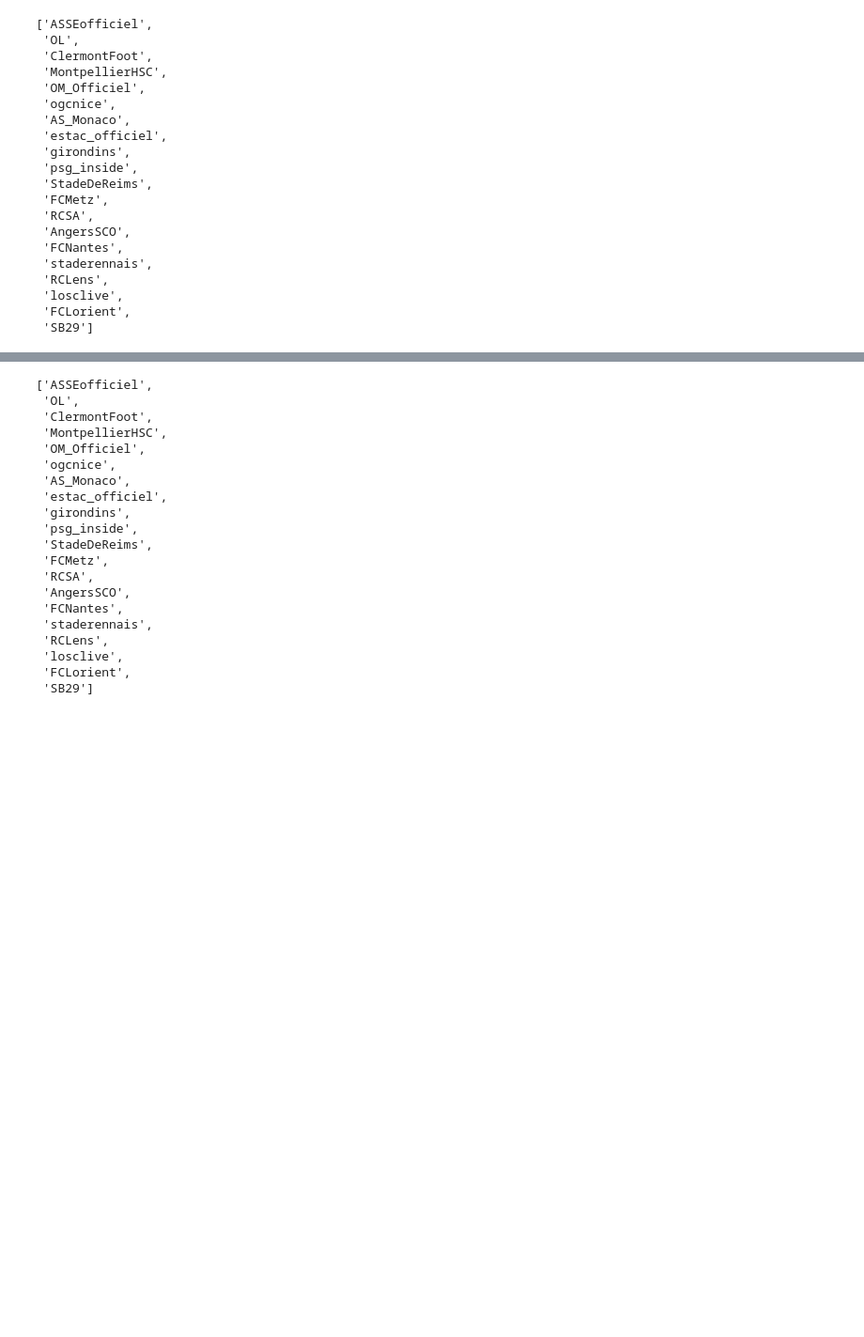
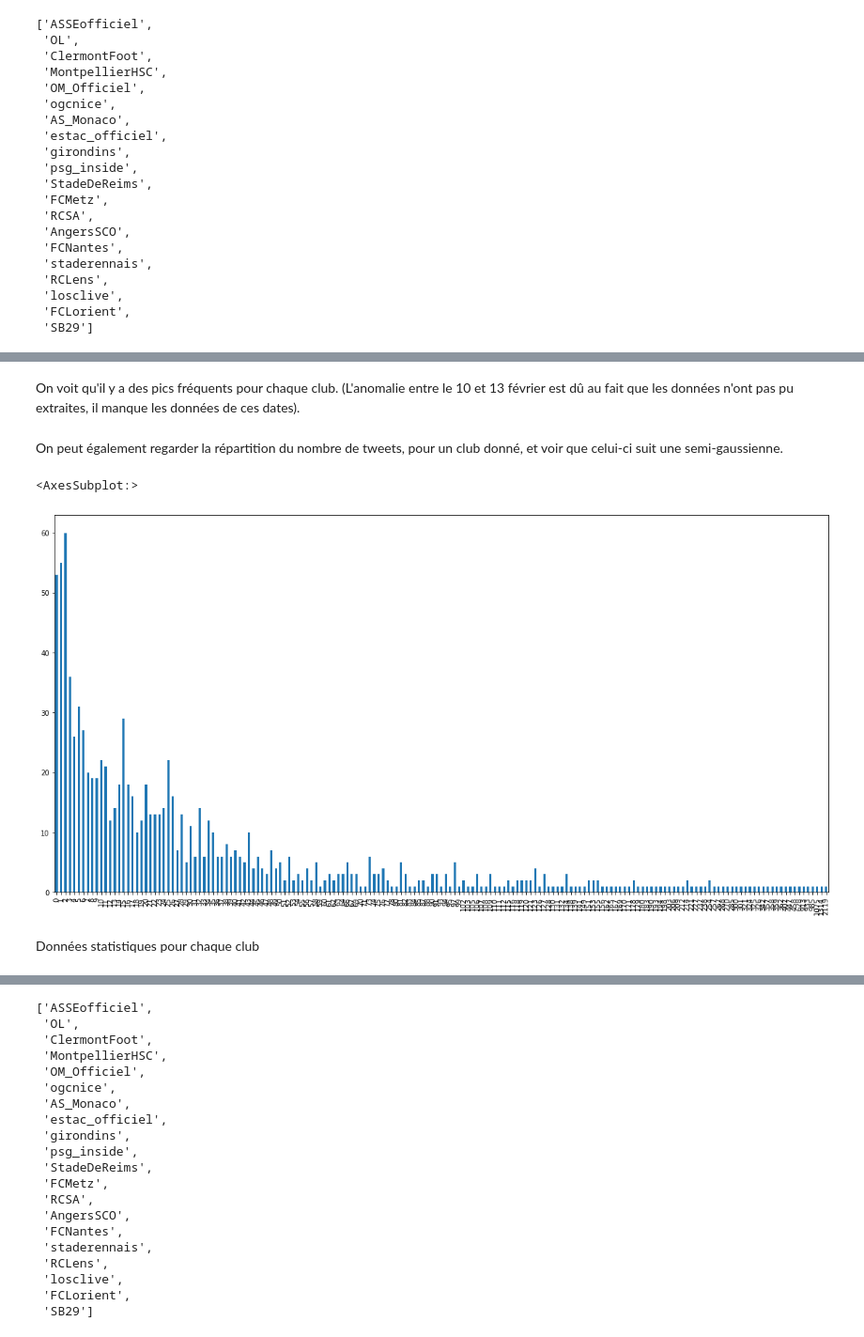
Before and after one commit to Charles-De/Ligue-1-clubs_API_Twitter, a Jupyter notebook: Data Analysis -Clubs Accounts.ipynb, the cells around one changed output, grey strips where cells are left out. Shown at 94% size. Drawn from its saved outputs; the diff is of its cells as text; code cells hidden in the pictures; blank space fills up the shorter version.

```diff
--- a/Data Analysis -Clubs Accounts.ipynb
+++ b/Data Analysis -Clubs Accounts.ipynb
@@ -66,3 +73,14 @@ show()
+# %% [markdown]
+On voit qu'il y a des pics fréquents pour chaque club. (L'anomalie entre le 10 et 13 février est dû au fait que les données n'ont pas pu extraites, il manque les données de ces dates).
+# %% [markdown]
+On peut également regarder la répartition du nombre de tweets, pour un club donné, et voir que celui-ci suit une semi-gaussienne.
+# %%
+data['ogcnice'].value_counts().sort_index(ascending=True).plot(kind='bar', figsize = (20,10))
+# %% [output]
+<AxesSubplot:>
+[figure, added]
+# %% [markdown]
+Données statistiques pour chaque club
 # %%
 data.describe()
 # %% [output]
```
Also changed, not shown: parts of 53 cells of this notebook, 3 other files.
